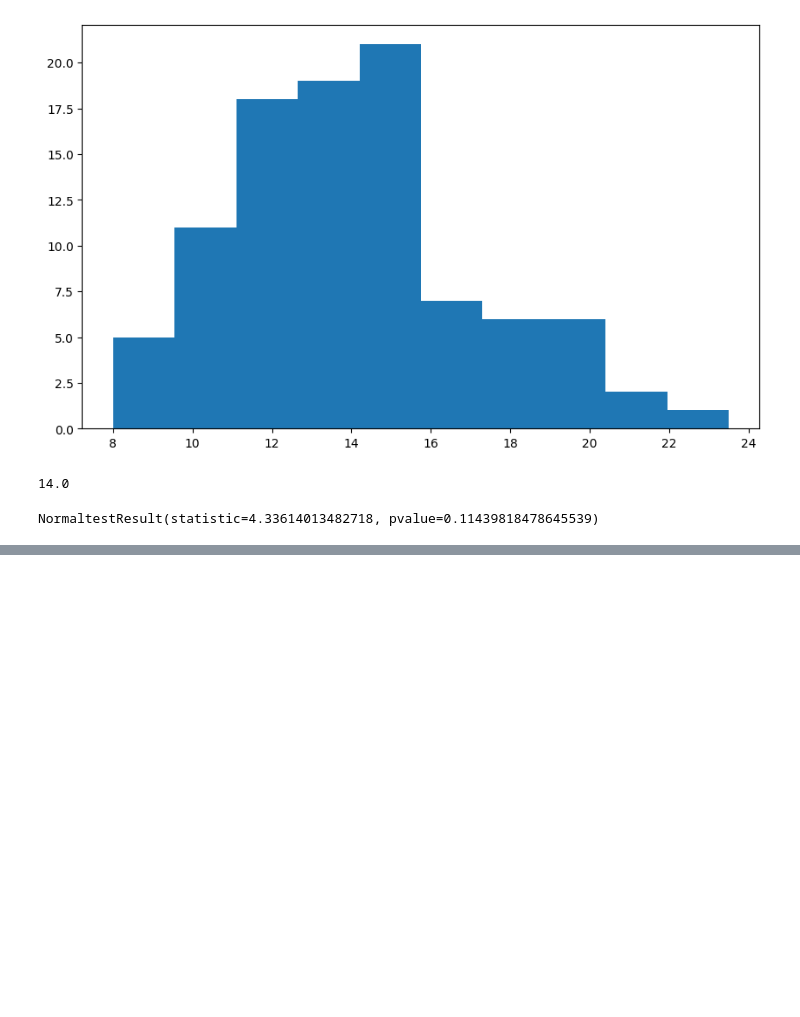
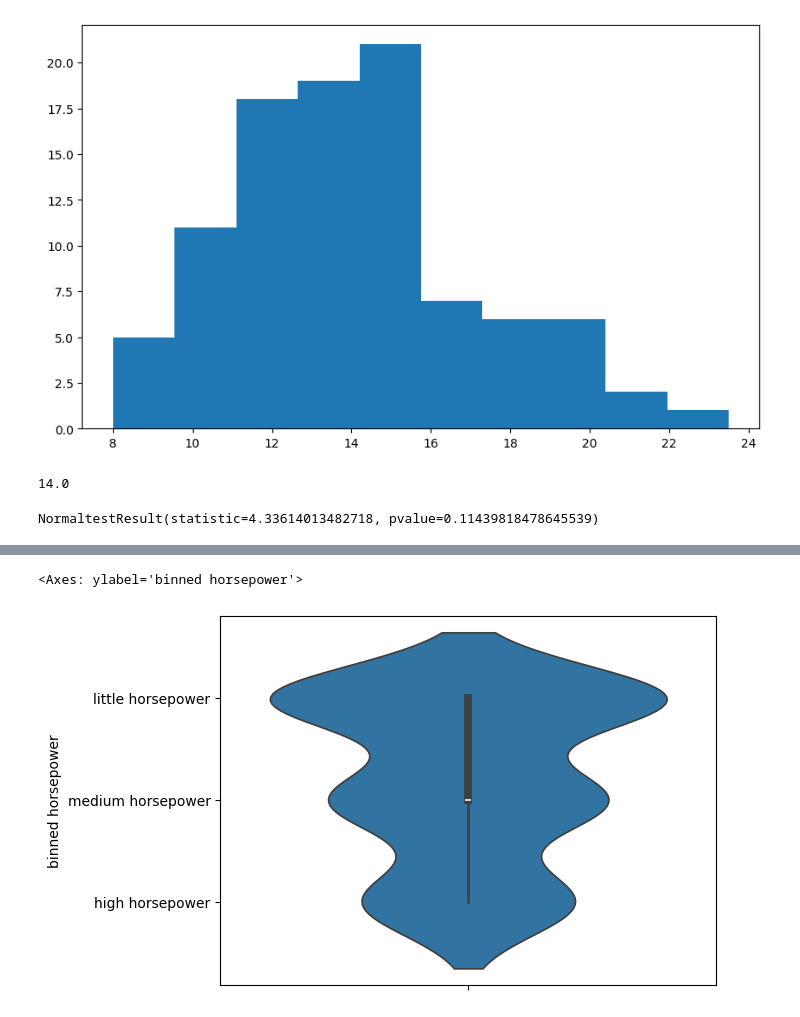
Before and after one commit to jjmmchema/npower-practice, a Jupyter notebook: Course 7/Data Wrangling .ipynb, the cells around one changed output, grey strips where cells are left out. Cells and saved outputs as stored; diff of their text form; code cells hidden in the pictures; blank space fills up the shorter version.

```diff
--- a/Course 7/Data Wrangling .ipynb
+++ b/Course 7/Data Wrangling .ipynb
@@ -107,0 +207,5 @@ df[df.isnull().any(axis=1)]
+# %%
+sb.violinplot(df['binned horsepower'])
+# %% [output]
+<Axes: ylabel='binned horsepower'>
+[figure, added]
```
Also changed, not shown: parts of 28 cells of this notebook.
